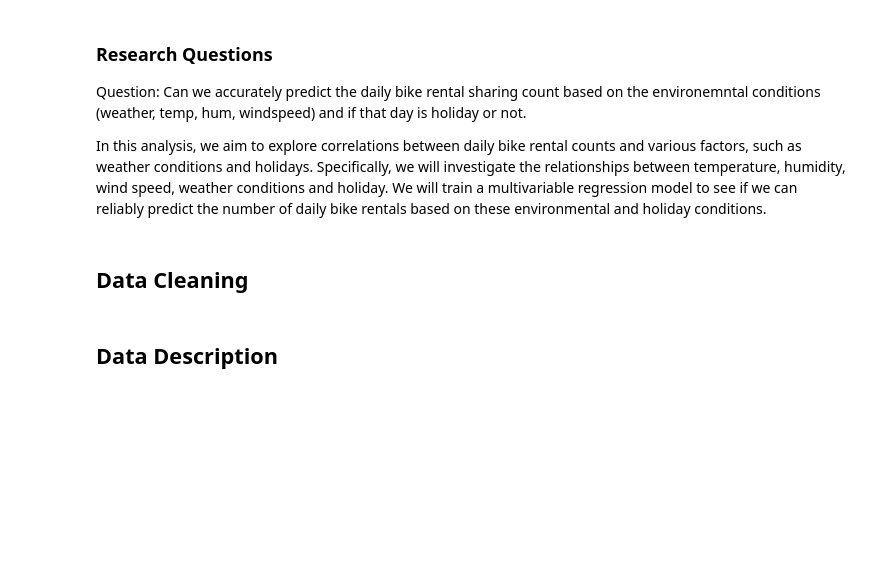
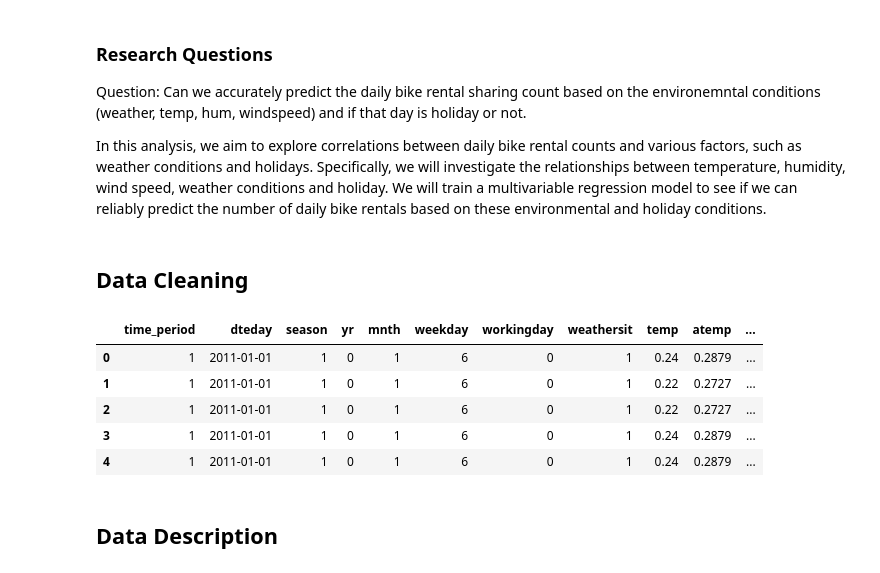
Before and after one commit to victorialiu7/info2950-final-proj, a Jupyter notebook: Info2950 Phase 4.ipynb, the cells around one changed output. Cells and saved outputs as stored; diff of their text form; code cells hidden in the pictures; blank space fills up the shorter version.

```diff
--- a/Info2950 Phase 4.ipynb
+++ b/Info2950 Phase 4.ipynb
@@ -23,7 +23,15 @@ from statsmodels.formula.api import ols
 from statsmodels.stats.multicomp import pairwise_tukeyhsd
 # %%
 # Load dataset
-pd.read_csv("data.csv")
+data = pd.read_csv("data.csv")
+data.head()
+# %% [output]
+|  | time_period | dteday | season | yr | mnth | weekday | workingday | weathersit | temp | atemp | ... |
+| 0 | 1 | 2011-01-01 | 1 | 0 | 1 | 6 | 0 | 1 | 0.24 | 0.2879 | ... |
+| 1 | 1 | 2011-01-01 | 1 | 0 | 1 | 6 | 0 | 1 | 0.22 | 0.2727 | ... |
+| 2 | 1 | 2011-01-01 | 1 | 0 | 1 | 6 | 0 | 1 | 0.22 | 0.2727 | ... |
+| 3 | 1 | 2011-01-01 | 1 | 0 | 1 | 6 | 0 | 1 | 0.24 | 0.2879 | ... |
+| 4 | 1 | 2011-01-01 | 1 | 0 | 1 | 6 | 0 | 1 | 0.24 | 0.2879 | ... |
 # %% [markdown]
 ## Data Description
 # %% [markdown]
```
Also changed, not shown: parts of 31 cells of this notebook.
